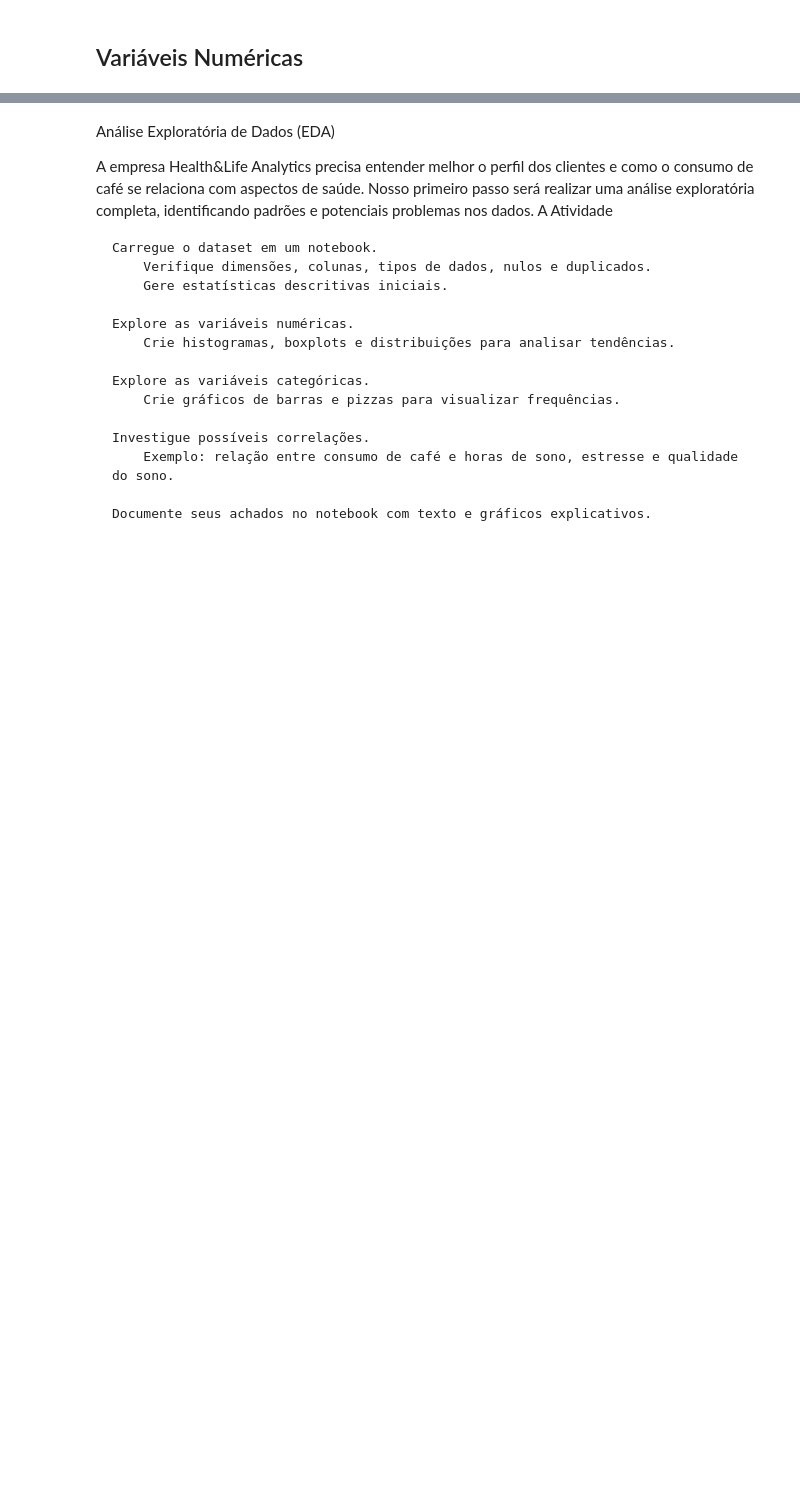
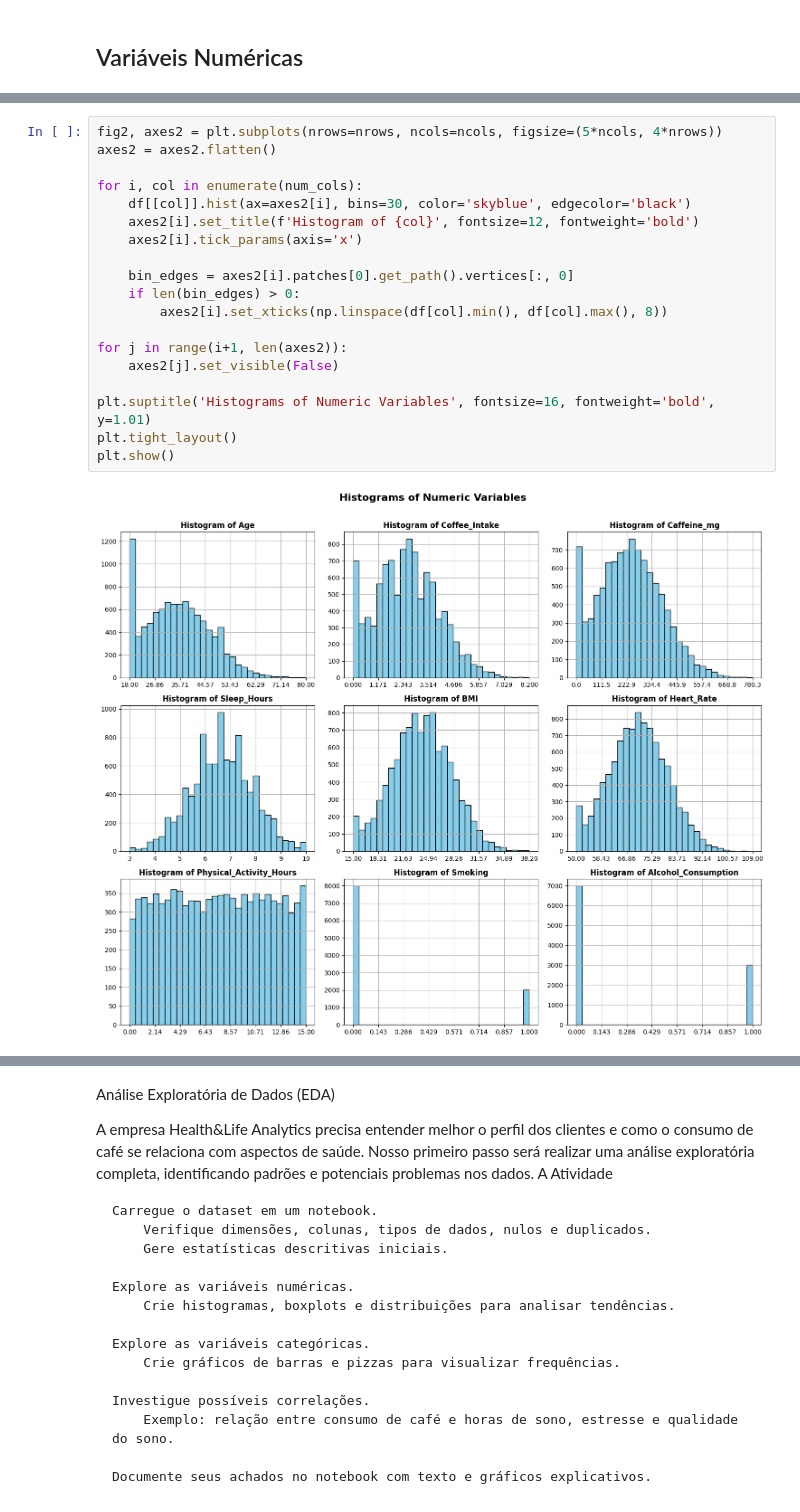
Before and after one commit to DKawaguch/Projeto_Alura_1, a Jupyter notebook: main.ipynb, the cells around one changed output, grey strips where cells are left out. Saved outputs shown, nothing was run; the diff lists cells and outputs as text; blank space fills up the shorter version.

```diff
--- a/main.ipynb
+++ b/main.ipynb
@@ -125,0 +126,21 @@ TypeError: cannot unpack non-iterable numpy.dtypes.Int64DType object
+# %%
+fig2, axes2 = plt.subplots(nrows=nrows, ncols=ncols, figsize=(5*ncols, 4*nrows))
+axes2 = axes2.flatten()
+
+for i, col in enumerate(num_cols):
+    df[[col]].hist(ax=axes2[i], bins=30, color='skyblue', edgecolor='black')
+    axes2[i].set_title(f'Histogram of {col}', fontsize=12, fontweight='bold')
+    axes2[i].tick_params(axis='x')
+
+    bin_edges = axes2[i].patches[0].get_path().vertices[:, 0]
+    if len(bin_edges) > 0:
+        axes2[i].set_xticks(np.linspace(df[col].min(), df[col].max(), 8))
+
+for j in range(i+1, len(axes2)):
+    axes2[j].set_visible(False)
+
+plt.suptitle('Histograms of Numeric Variables', fontsize=16, fontweight='bold', y=1.01)
+plt.tight_layout()
+plt.show()
+# %% [output]
+[figure, added]
```
Also changed, not shown: parts of 11 cells of this notebook.
